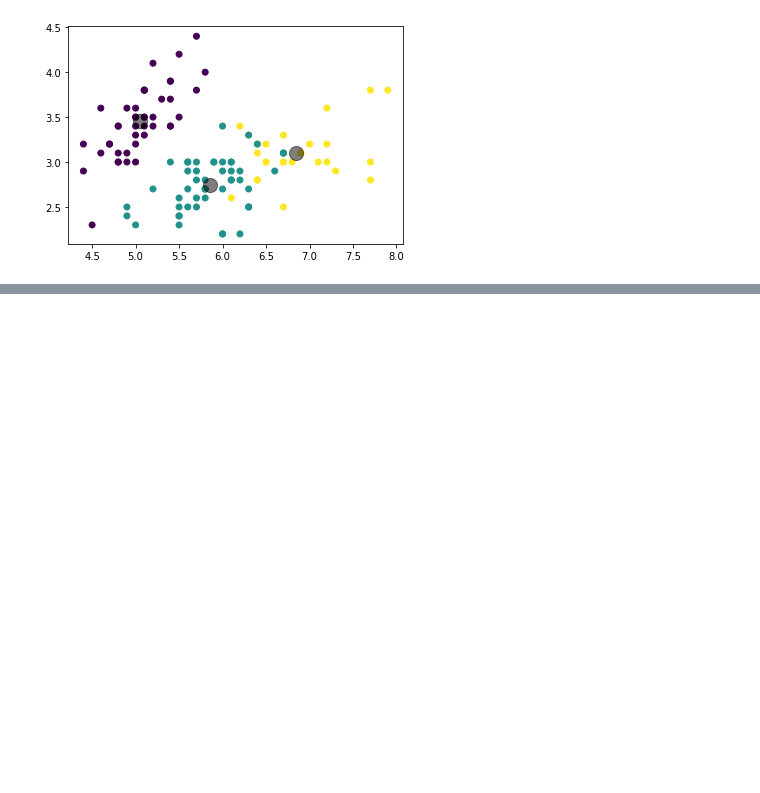
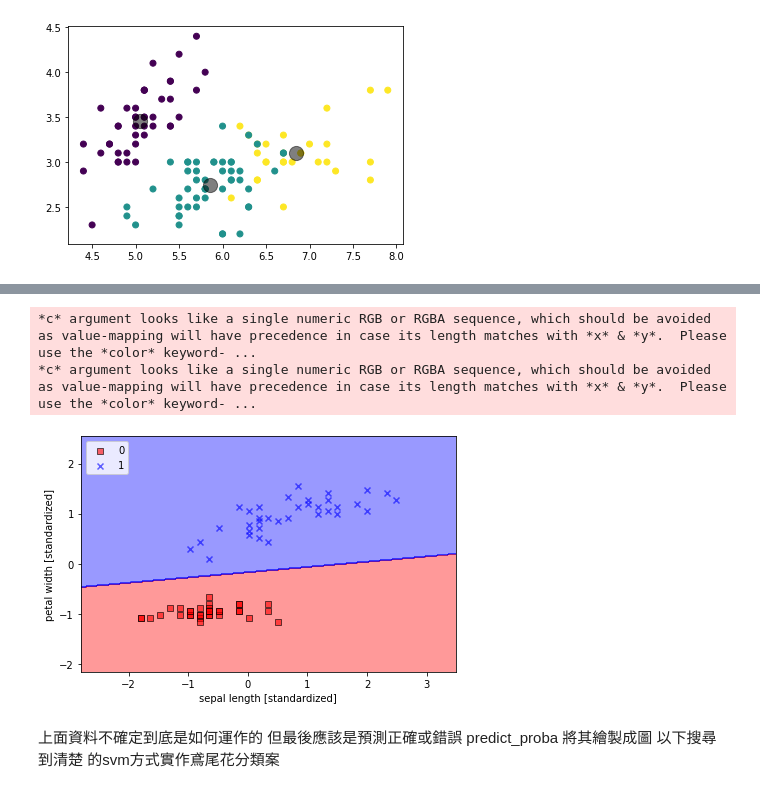
Before and after one commit to hsiuliwang/ai, a Jupyter notebook: 0512.ipynb, the cells around one changed output, grey strips where cells are left out. Drawn from its saved outputs; the diff is of its cells as text; code cells hidden in the pictures; blank space fills up the shorter version.

```diff
--- a/0512.ipynb
+++ b/0512.ipynb
@@ -100,0 +229,9 @@ plt.show()#顯示圖片
+# %%
+iris = datasets.load_iris()
+x = pd.DataFrame(iris['data'], columns=iris['feature_names'])
+print("target_names: "+str(iris['target_names']))
+y = pd.DataFrame(iris['target'], columns=['target'])
+iris_data = pd.concat([x,y], axis=1)
+iris_data = iris_data[['sepal length (cm)','petal length (cm)','target']]
+iris_data = iris_data[iris_data['target'].isin([0,1])]
+iris_data.head(3)
@@ -100,0 +244,16 @@ plt.show()#顯示圖片
+# %%
+from sklearn.model_selection import train_test_split
+
+X_train, X_test, y_train, y_test = train_test_split(
+    iris_data[['sepal length (cm)','petal length (cm)']], iris_data[['target']], test_size=0.3, random_state=0)
+from sklearn.preprocessing import StandardScaler
+
+sc = StandardScaler()
+sc.fit(X_train)
+X_train_std = sc.transform(X_train)
+X_test_std = sc.transform(X_test)
+
+from sklearn.svm import SVC
+
+svm = SVC(kernel='linear', probability=True)
+svm.fit(X_train_std,y_train['target'].values)
@@ -100,0 +348,15 @@ plt.show()#顯示圖片
+# %%
+plot_decision_regions(X_train_std, y_train['target'].values, classifier=svm)
+plt.xlabel('sepal length [standardized]')
+plt.ylabel('petal width [standardized]')
+plt.legend(loc='upper left')
+plt.tight_layout()
+plt.show()
+# %% [output]
+*c* argument looks like a single numeric RGB or RGBA sequence, which should be avoided as value-mapping will have precedence in case its length matches with *x* & *y*.  Please use the *color* keyword- ...
+*c* argument looks like a single numeric RGB or RGBA sequence, which should be avoided as value-mapping will have precedence in case its length matches with *x* & *y*.  Please use the *color* keyword- ...
+[figure, added]
+# %% [markdown]
+上面資料不確定到底是如何運作的
+但最後應該是預測正確或錯誤 predict_proba 將其繪製成圖
+以下搜尋到清楚 的svm方式實作鳶尾花分類案
```
Also changed, not shown: parts of 36 cells of this notebook.
